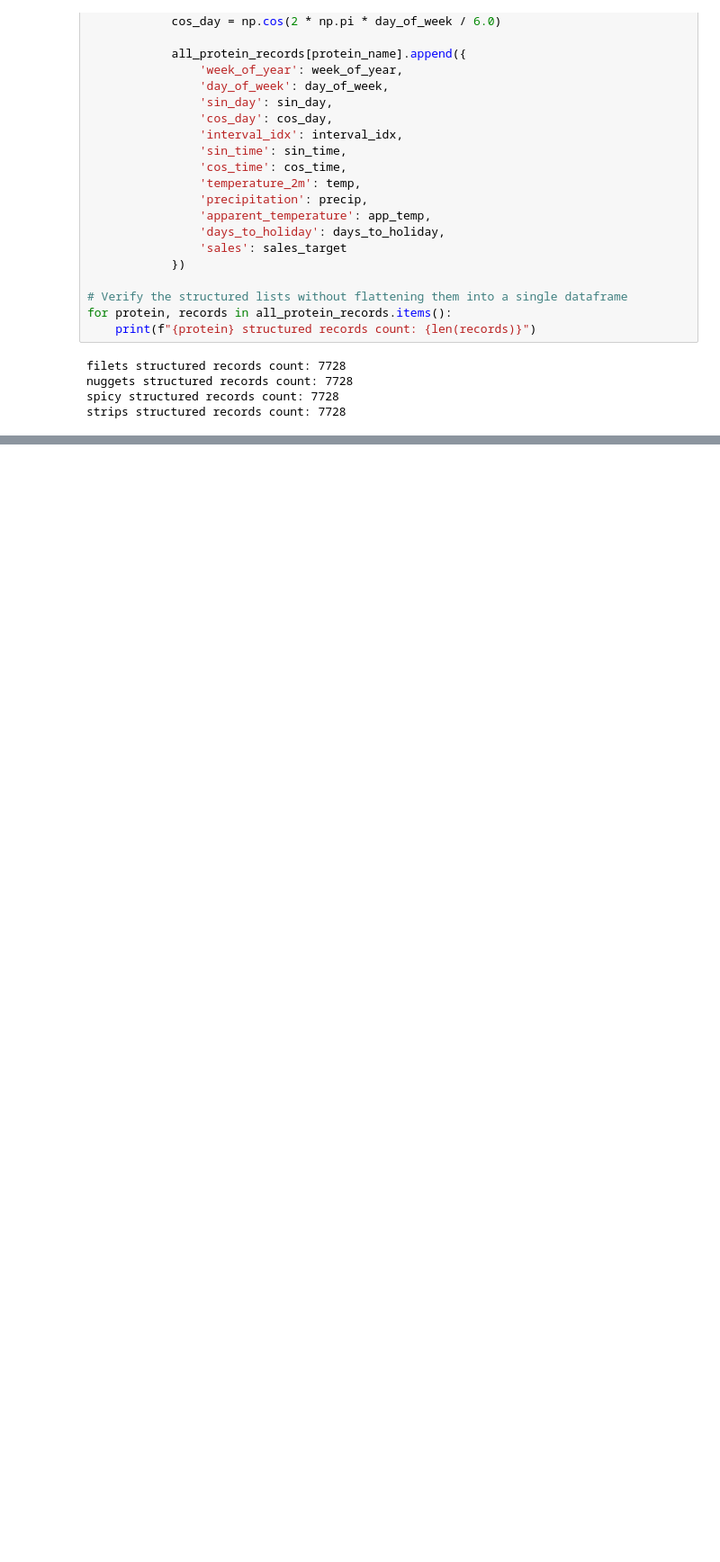
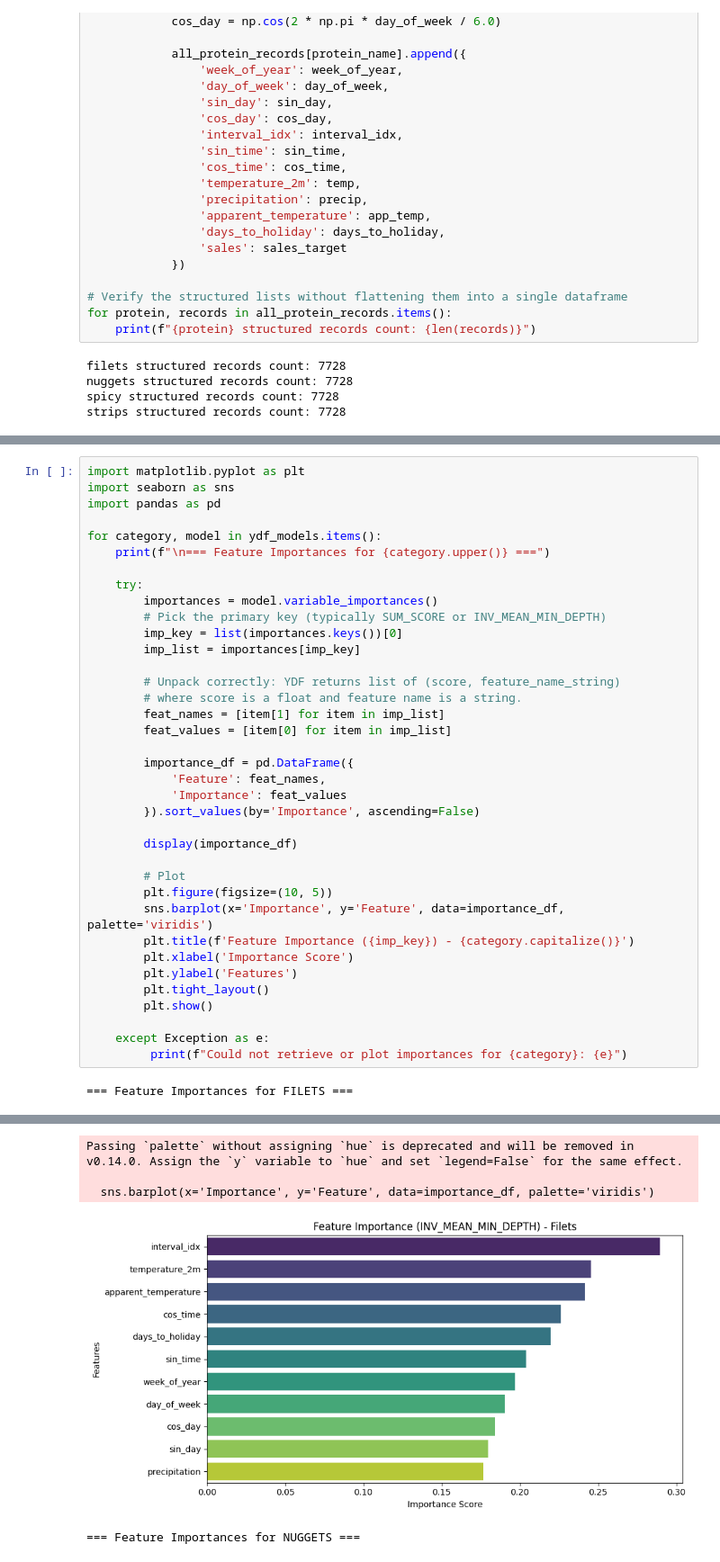
Before and after one commit to eparks8/ecgr-5105-predictive-consumption, a Jupyter notebook: PredictiveConsumption.ipynb, the cells around one changed output, grey strips where cells are left out. Shown at 90% size. Cells and saved outputs as stored; diff of their text form; blank space fills up the shorter version.

```diff
--- a/PredictiveConsumption.ipynb
+++ b/PredictiveConsumption.ipynb
@@ -613,0 +739,39 @@ strips structured records count: 7728
+# %%
+import matplotlib.pyplot as plt
+import seaborn as sns
+import pandas as pd
+
+for category, model in ydf_models.items():
+    print(f"\n=== Feature Importances for {category.upper()} ===")
+
+    try:
+        importances = model.variable_importances()
+        # Pick the primary key (typically SUM_SCORE or INV_MEAN_MIN_DEPTH)
+        imp_key = list(importances.keys())[0]
+        imp_list = importances[imp_key]
+
+        # Unpack correctly: YDF returns list of (score, feature_name_string)
+        # where score is a float and feature name is a string.
+        feat_names = [item[1] for item in imp_list]
+        feat_values = [item[0] for item in imp_list]
+
+        importance_df = pd.DataFrame({
+            'Feature': feat_names,
+            'Importance': feat_values
+        }).sort_values(by='Importance', ascending=False)
+
+        display(importance_df)
+
+        # Plot
+        plt.figure(figsize=(10, 5))
+        sns.barplot(x='Importance', y='Feature', data=importance_df, palette='viridis')
+        plt.title(f'Feature Importance ({imp_key}) - {category.capitalize()}')
+        plt.xlabel('Importance Score')
+        plt.ylabel('Features')
+        plt.tight_layout()
+        plt.show()
+
+    except Exception as e:
+         print(f"Could not retrieve or plot importances for {category}: {e}")
+# %% [output]
+=== Feature Importances for FILETS ===
@@ -613,0 +790,5 @@ strips structured records count: 7728
+Passing `palette` without assigning `hue` is deprecated and will be removed in v0.14.0. Assign the `y` variable to `hue` and set `legend=False` for the same effect.
+
+  sns.barplot(x='Importance', y='Feature', data=importance_df, palette='viridis')
+[figure, added]
+=== Feature Importances for NUGGETS ===
```
Also changed, not shown: parts of 11 cells of this notebook.
